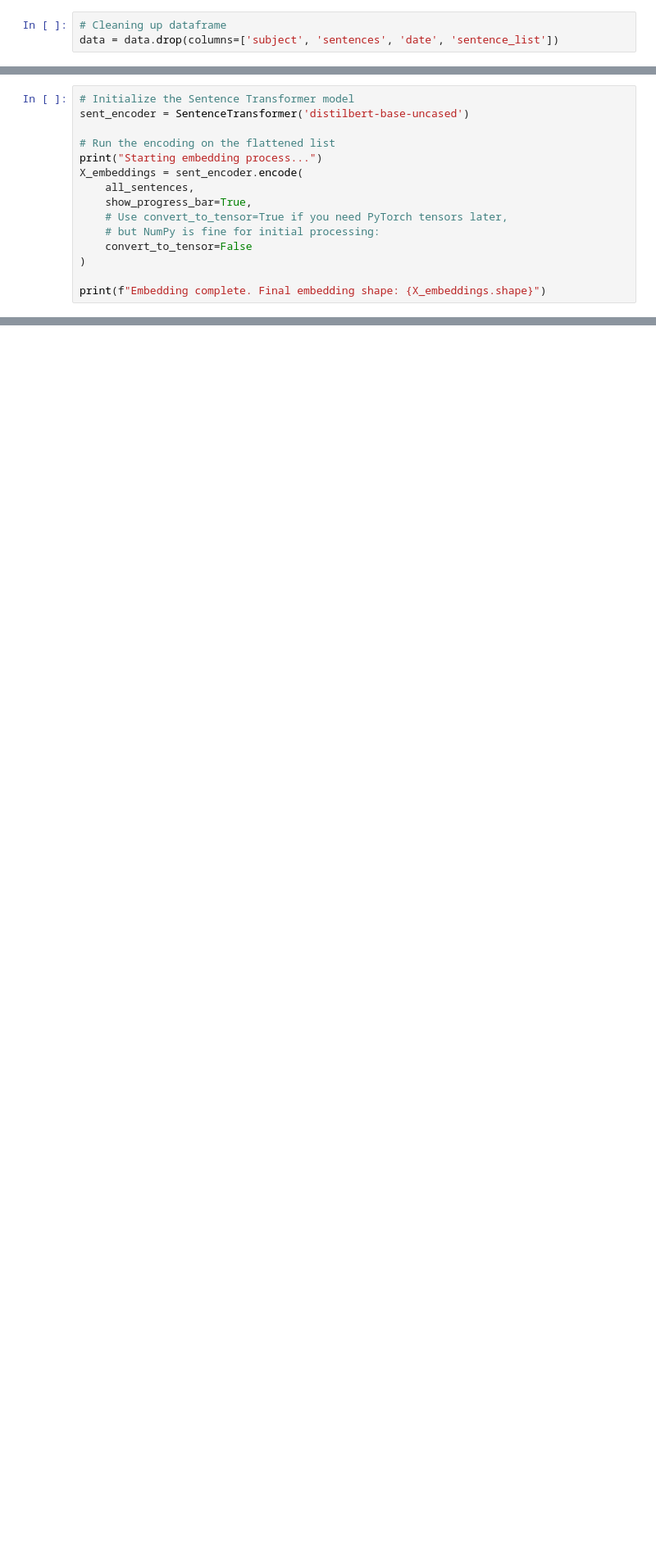
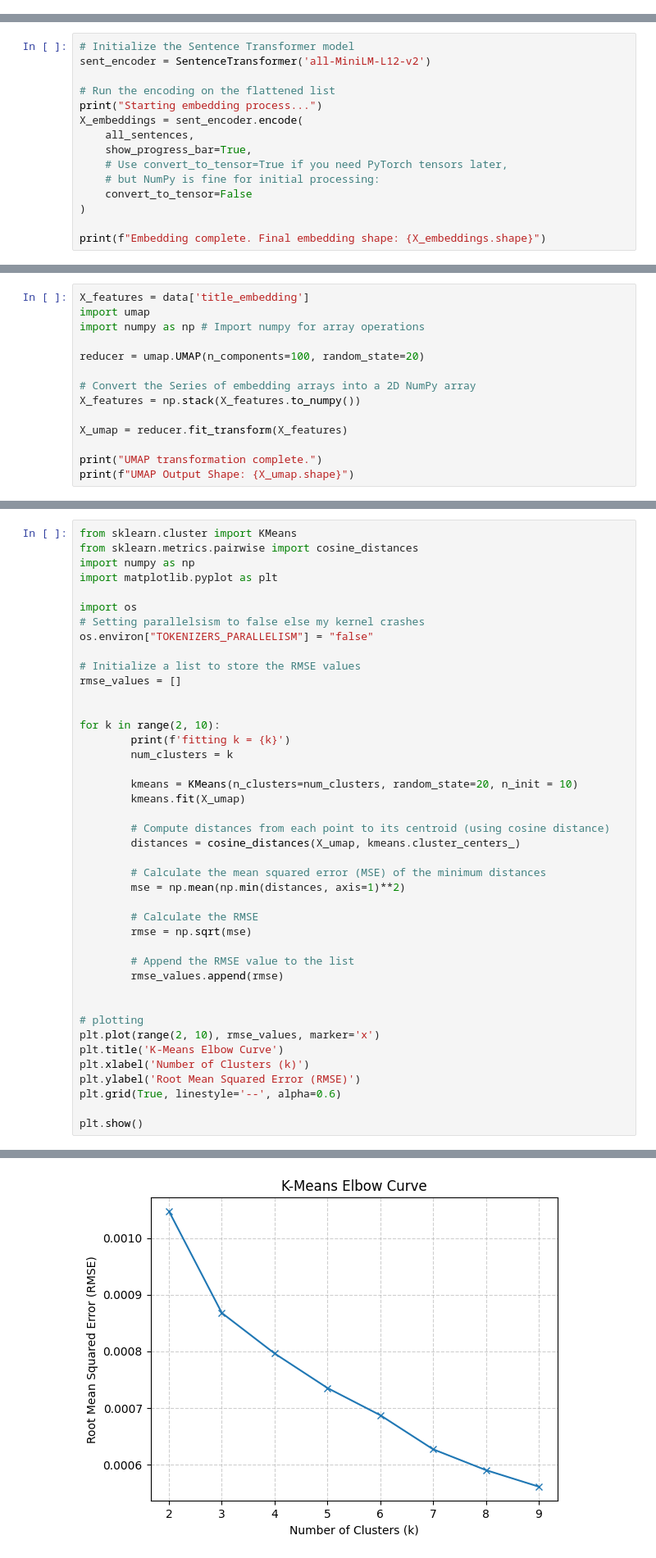
Before and after one commit to CXLange/News-and-market-sentiment-analytics---exam-, a Jupyter notebook: working_notebook.ipynb, the cells around one changed output, grey strips where cells are left out. Shown at 82% size. Cells and saved outputs as stored; diff of their text form; blank space fills up the shorter version.

```diff
--- a/working_notebook.ipynb
+++ b/working_notebook.ipynb
@@ -628,6 +515,3 @@ def apply_text_cleaning(sentence_list):
 
 # Apply the complex cleaning function
 data['text_sentence_tokens'] = data['sentences'].apply(apply_text_cleaning)
-# %%
-# Cleaning up dataframe
-data = data.drop(columns=['subject', 'sentences', 'date', 'sentence_list'])
@@ -646,6 +619,6 @@ Total number of individual sentences to embed: 588610
 # %%
 # Initialize the Sentence Transformer model
-sent_encoder = SentenceTransformer('distilbert-base-uncased')
+sent_encoder = SentenceTransformer('all-MiniLM-L12-v2')
 
 # Run the encoding on the flattened list
 print("Starting embedding process...")
@@ -796,0 +814,14 @@ data['text_token'] = data['text_words'].apply(lambda x: remove_stopwords(x))
+# %%
+X_features = data['title_embedding']
+import umap
+import numpy as np # Import numpy for array operations
+
+reducer = umap.UMAP(n_components=100, random_state=20)
+
+# Convert the Series of embedding arrays into a 2D NumPy array
+X_features = np.stack(X_features.to_numpy())
+
+X_umap = reducer.fit_transform(X_features)
+
+print("UMAP transformation complete.")
+print(f"UMAP Output Shape: {X_umap.shape}")
@@ -796,0 +831,43 @@ data['text_token'] = data['text_words'].apply(lambda x: remove_stopwords(x))
+# %%
+from sklearn.cluster import KMeans
+from sklearn.metrics.pairwise import cosine_distances
+import numpy as np
+import matplotlib.pyplot as plt
+
+import os
+# Setting parallelsism to false else my kernel crashes
+os.environ["TOKENIZERS_PARALLELISM"] = "false"
+
+# Initialize a list to store the RMSE values
+rmse_values = []
+
+
+for k in range(2, 10):
+        print(f'fitting k = {k}')
+        num_clusters = k
+
+        kmeans = KMeans(n_clusters=num_clusters, random_state=20, n_init = 10)
+        kmeans.fit(X_umap)
+
+        # Compute distances from each point to its centroid (using cosine distance)
+        distances = cosine_distances(X_umap, kmeans.cluster_centers_)
+
+        # Calculate the mean squared error (MSE) of the minimum distances
+        mse = np.mean(np.min(distances, axis=1)**2)
+
+        # Calculate the RMSE
+        rmse = np.sqrt(mse)
+
+        # Append the RMSE value to the list
+        rmse_values.append(rmse)
+
+
+# plotting
+plt.plot(range(2, 10), rmse_values, marker='x')
+plt.title('K-Means Elbow Curve')
+plt.xlabel('Number of Clusters (k)')
+plt.ylabel('Root Mean Squared Error (RMSE)')
+plt.grid(True, linestyle='--', alpha=0.6)
+
+plt.show()
+# %% [output]
@@ -796,0 +882 @@ data['text_token'] = data['text_words'].apply(lambda x: remove_stopwords(x))
+[figure, added]
```
Also changed, not shown: parts of 46 cells of this notebook.
